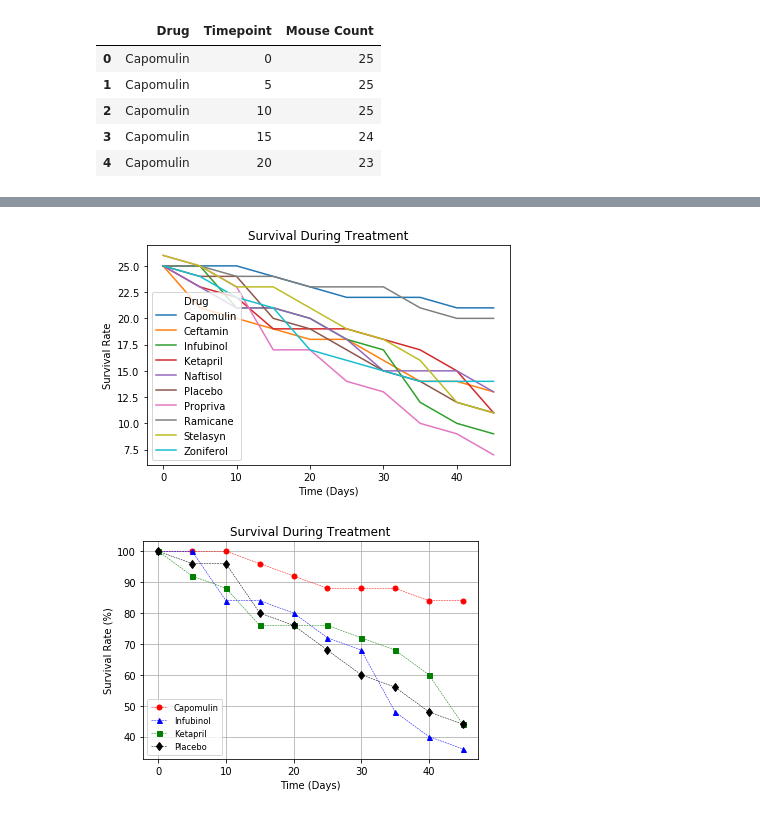
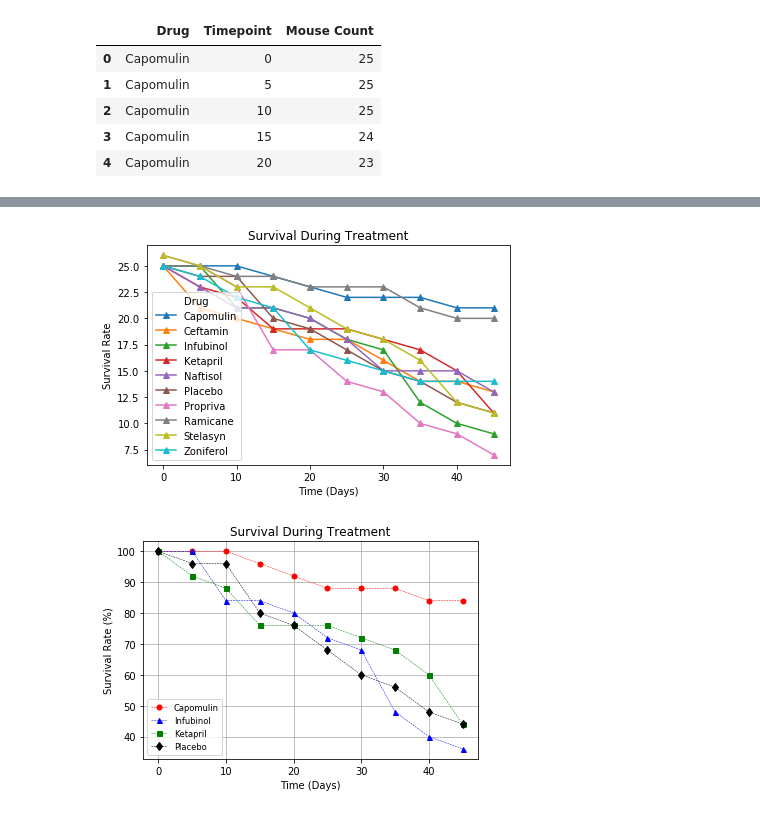
Before and after one commit to ghteds/homework, a Jupyter notebook: hwmatplotlib/pymaceuticals_starter.ipynb, the cells around one changed output, grey strips where cells are left out. Saved outputs shown, nothing was run; the diff lists cells and outputs as text; code cells hidden in the pictures.

```diff
--- a/hwmatplotlib/pymaceuticals_starter.ipynb
+++ b/hwmatplotlib/pymaceuticals_starter.ipynb
@@ -312,18 +336,18 @@ drugByTimepointMouseCounts
 | 20 | 23 | 18 | 20 | 19 | 20 | 19 | 17 | 23 | 21 | ... |
 # %%
 # Generate the Plot (Accounting for percentages)
-drugByTimepointMouseCounts.plot()
+drugByTimepointMouseCounts.plot(marker='^')
 #pltdrugByTimepoint
 plt.title("Survival During Treatment")
 plt.ylabel('Survival Rate')
 plt.xlabel('Time (Days)')
 plt.tight_layout()
 # Save the Figure
 
 # Show the Figure
 plt.show()
 # %% [output]
-[figure, old version]
+[figure, new version]
 # %%
 # %% [output]
 [figure]
```
Also changed, not shown: parts of 11 cells of this notebook, 1 other file.
